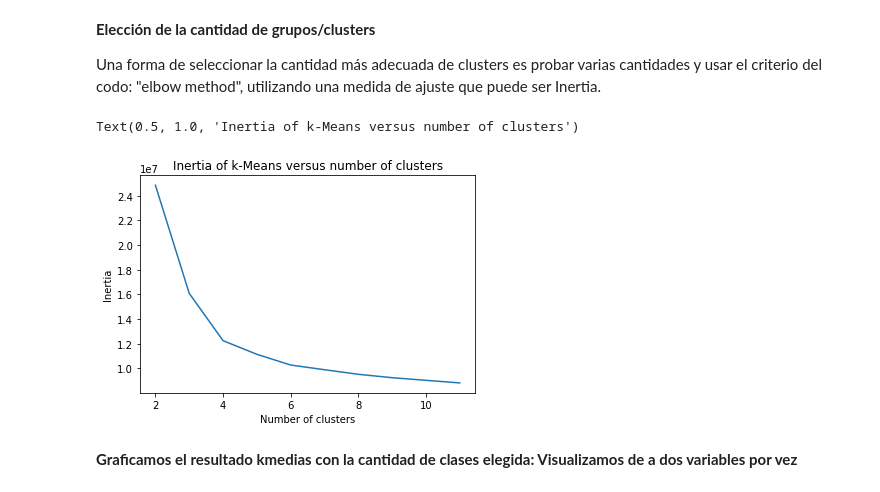
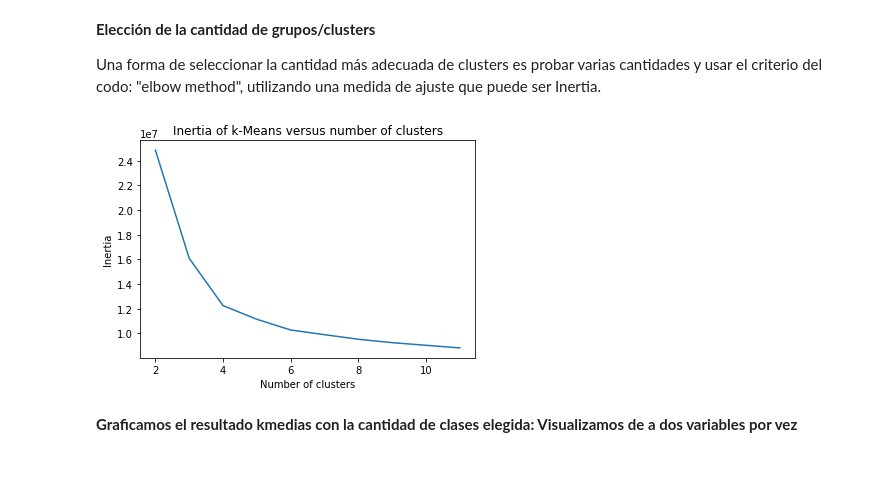
Before and after one commit to FrancoMSuarez/diplomatura-data_science-IA, a Jupyter notebook: Trabajo_Practico_5_Apr_No_Superv/ntb_clustering_2_fifa2020-Ivan.ipynb, the cells around one changed output. Cells and saved outputs as stored; diff of their text form; code cells hidden in the pictures.

```diff
--- a/Trabajo_Practico_5_Apr_No_Superv/ntb_clustering_2_fifa2020-Ivan.ipynb
+++ b/Trabajo_Practico_5_Apr_No_Superv/ntb_clustering_2_fifa2020-Ivan.ipynb
@@ -149,6 +148,16 @@ def print_Silohuette(n_clusters, cluster_labels, df_skills, title):
                  fontsize=14, fontweight='bold')
 
     plt.show()
+
+
+def print_kmeans_inertia(df_skills, cluster_range=10):
+    scores = [KMeans(n_clusters=i+2).fit(df_skills).inertia_ for i in range(cluster_range)]
+
+    plt.plot(np.arange(2, 12), scores)
+    plt.xlabel('Number of clusters')
+    plt.ylabel("Inertia")
+    plt.title("Inertia of k-Means versus number of clusters")
+    plt.show()
 # %% [markdown]
 ## 2.-Preparación-de-los-datos
 # %% [markdown]
@@ -251,18 +260,11 @@ array([0, 0, 0, ..., 2, 2, 3], dtype=int32)
 **Elección de la cantidad de grupos/clusters**
 
 Una forma de seleccionar la cantidad más adecuada de clusters es probar varias cantidades y usar el criterio del codo: "elbow method", utilizando una medida de ajuste que puede ser Inertia.
-# %%
-#Prueba: para elegir el hiperparámetro n_clusters, variando de 2 a 11 clusters
-scores = [KMeans(n_clusters=i+2).fit(df_skills).inertia_ for i in range(10)]
-
-from matplotlib import pyplot as plt
-plt.plot(np.arange(2, 12), scores)
-plt.xlabel('Number of clusters')
-plt.ylabel("Inertia")
-plt.title("Inertia of k-Means versus number of clusters")
-# %% [output]
-Text(0.5, 1.0, 'Inertia of k-Means versus number of clusters')
-[figure, removed]
+# %%
+#Prueba: para elegir el hiperparámetro n_clusters, variando de 2 a 11 clusters
+print_kmeans_inertia(df_skills)
+# %% [output]
+[figure, added]
 # %% [markdown]
 **Graficamos el resultado kmedias con la cantidad de clases elegida: Visualizamos de a dos variables por vez**
 # %%
```
Also changed, not shown: parts of 15 cells of this notebook.
